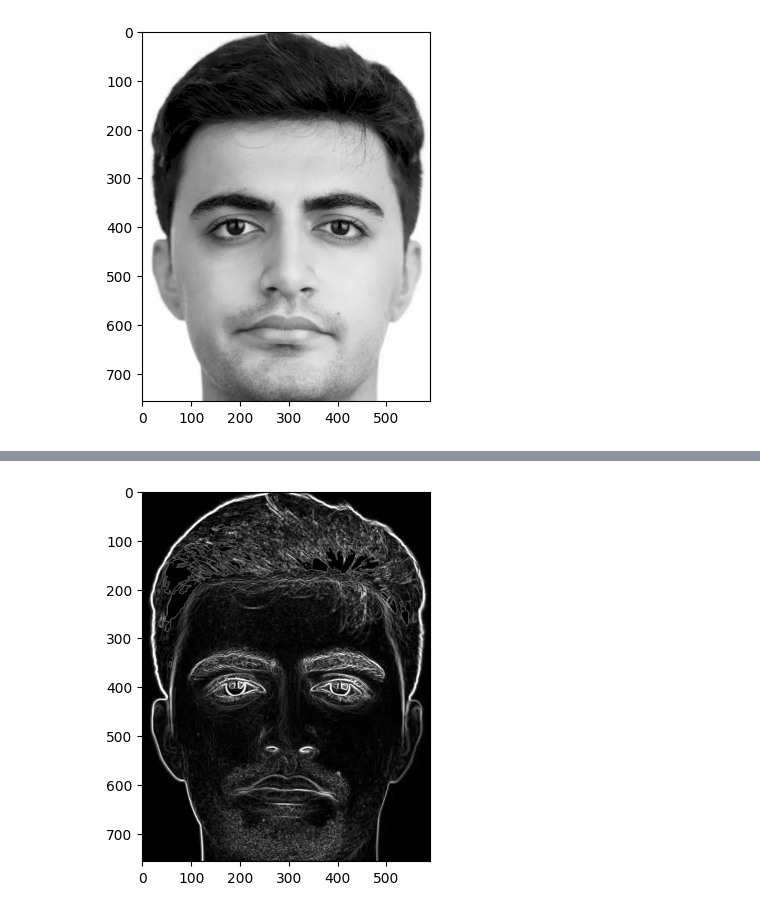
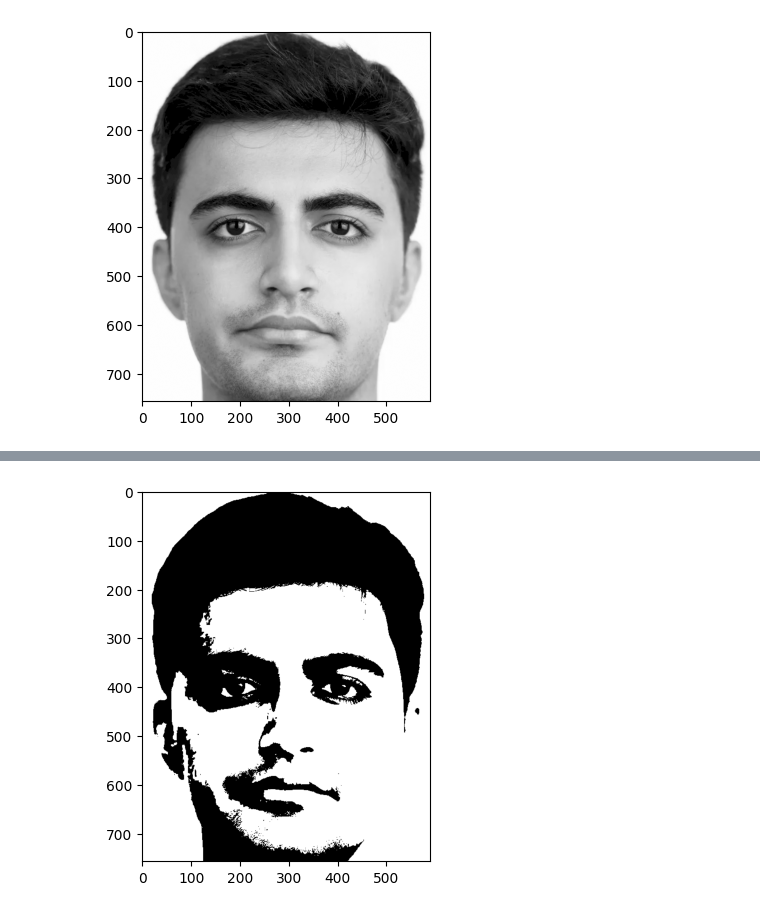
Before and after one commit to pabcannav/proyectoPID, a Jupyter notebook: cascadas_propias/cascadas.ipynb, the cells around one changed output, grey strips where cells are left out. Cells and saved outputs as stored; diff of their text form; code cells hidden in the pictures.

```diff
--- a/cascadas_propias/cascadas.ipynb
+++ b/cascadas_propias/cascadas.ipynb
@@ -11,6 +11,21 @@
 import cv2 as cv
 import matplotlib.pyplot as plt
 import numpy as np
+# %%
+"""
+Funciones auxiliares
+"""
+#Funcion para binarizar una imagen
+def binariza(imagen, umbral):
+    alto, ancho = imagen.shape
+    for y in range(alto):
+        for x in range(ancho):
+            pixel = imagen[y, x]# Acceder al píxel en posición (x,y)
+            if(pixel > umbral):
+                imagen[y,x] = 255
+            else:
+                imagen[y,x] = 0
+    return imagen
 # %%
 cara1 = cv.imread("cara1.png", cv.IMREAD_GRAYSCALE)
 
@@ -34,9 +44,7 @@ plt.show()
-# %%
-sobel_x = cv.Sobel(cara1, cv.CV_64F, 1, 0, ksize=3)  # Bordes verticales
-sobel_y = cv.Sobel(cara1, cv.CV_64F, 0, 1, ksize=3)  # Bordes horizontales
-sobel_comb = np.sqrt(sobel_x**2 + sobel_y**2)  # Combinación
-
-plt.imshow(sobel_comb, cmap='gray', vmin=0, vmax=255)
-plt.show()
-# %% [output]
-[figure, removed]
+# %%
+cara_b = binariza(cara1, 150)
+
+plt.imshow(cara_b, cmap='gray', vmin=0, vmax=255)
+plt.show()
+# %% [output]
+[figure, added]
```
Also changed, not shown: parts of 1 cell of this notebook.
